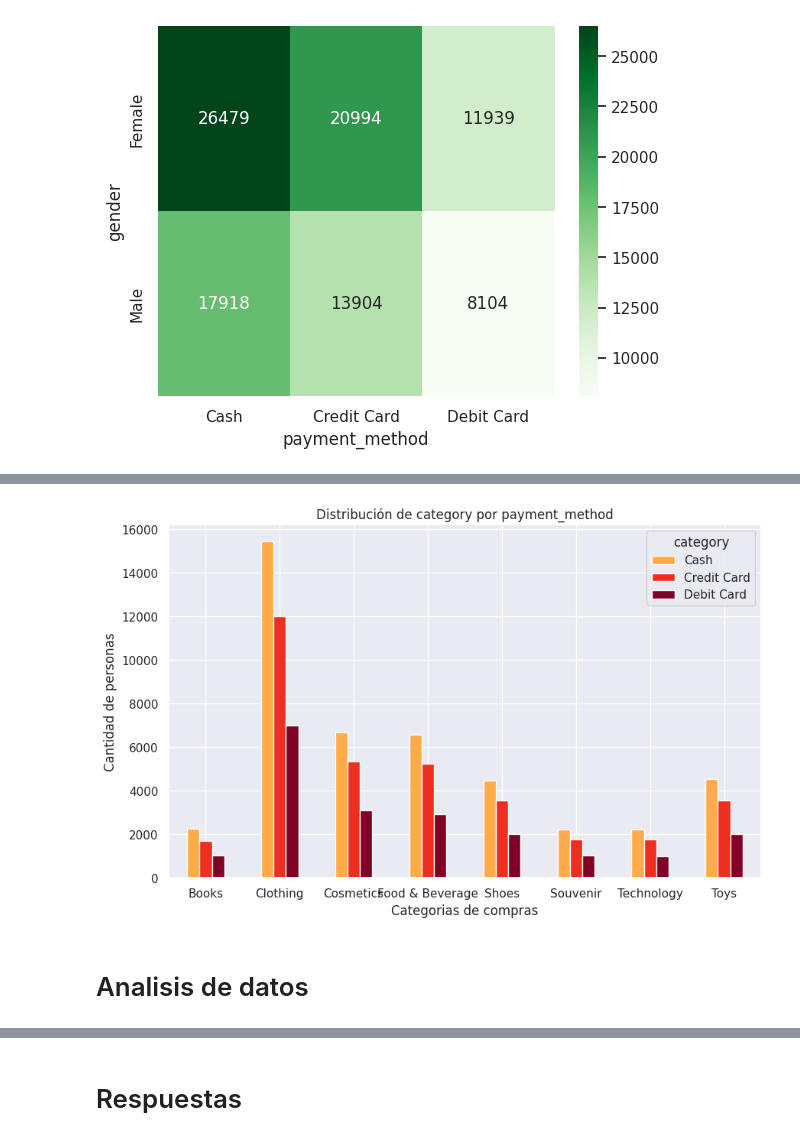
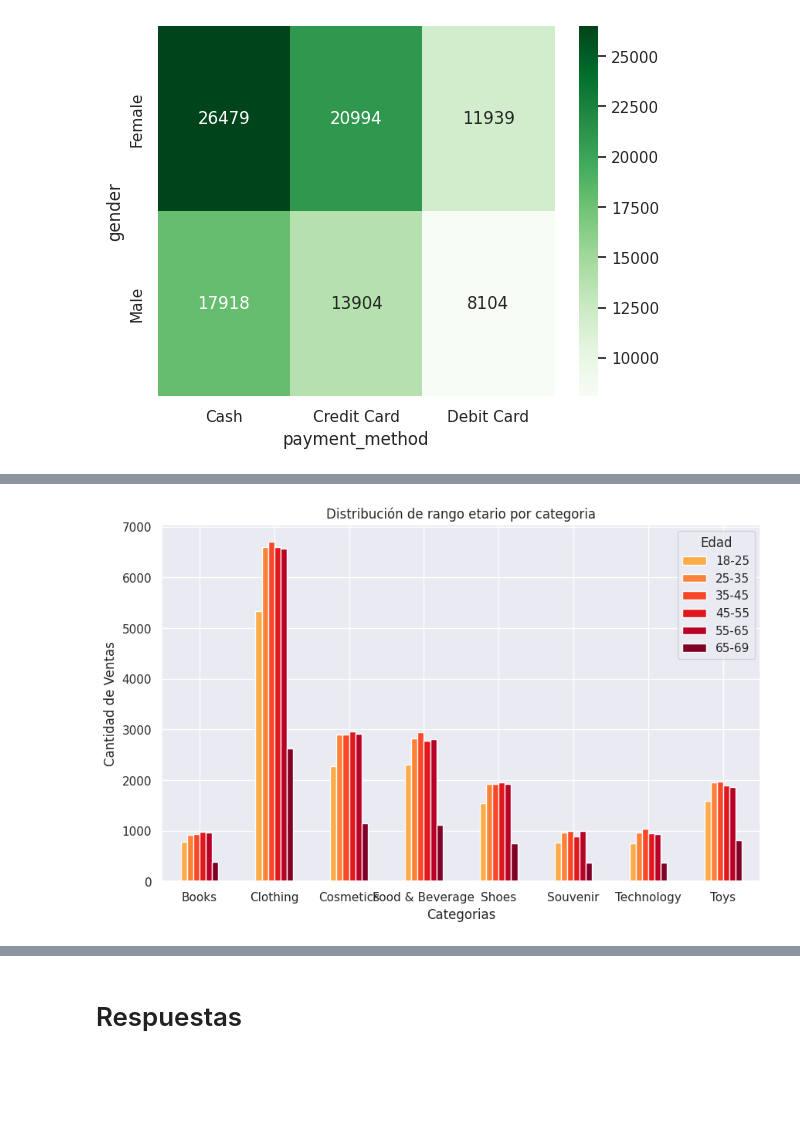
Before and after one commit to federico2018lc/InnovacionDatosProyectoFinal, a Jupyter notebook: analisis_datos_EDA.ipynb, the cells around one changed output, grey strips where cells are left out. Drawn from its saved outputs; the diff is of its cells as text; code cells hidden in the pictures; blank space fills up the shorter version.

```diff
--- a/analisis_datos_EDA.ipynb
+++ b/analisis_datos_EDA.ipynb
@@ -760,0 +865,21 @@ plt.show()
+# %%
+# Definir los intervalos
+bins = [18, 25, 35, 45, 55, 65, 69]
+labels = ['18-25', '25-35', '35-45', '45-55', '55-65', '65-69']
+
+# Crear la serie auxiliar
+grupo_edades = pd.cut(df['age'], bins=bins, labels=labels, right=True, include_lowest=True)
+
+conteo = grupo_edades.value_counts().sort_index()
+
+plt.bar(conteo.index, conteo.values, edgecolor='black')
+
+plt.title('Distribución por rangos etarios', pad=20)
+plt.xlabel('Edad')
+plt.ylabel('Cantidad de ventas')
+
+# Agregar etiquetas arriba de cada barra
+for i, valor in enumerate(conteo.values):
+    plt.text(i, valor + 500, str(valor), ha='center', va='bottom')
+
+plt.show()
@@ -761,18 +904,16 @@ plt.show()
 # %%
 # Tabla cruzada: filas = gender, columnas = payment_method
-tabla = pd.crosstab(df['category'], df['payment_method'],)
+tabla = pd.crosstab(df['category'], grupo_edades,)
 
 # Gráfico de barras agrupadas
 paleta = plt.cm.YlOrRd(np.linspace(0.4, 1, len(tabla.columns)))
 tabla.plot(kind='bar', figsize=(10,6), color=paleta)
-plt.title('Distribución de category por payment_method')
-plt.xlabel('Categorias de compras')
-plt.ylabel('Cantidad de personas')
+plt.title('Distribución de rango etario por categoria')
+plt.xlabel('Categorias')
+plt.ylabel('Cantidad de Ventas')
 plt.xticks(rotation=0)
-plt.legend(title='category')
+plt.legend(title='Edad')
 
 plt.show()
 # %% [output]
-[figure, old version]
+[figure, new version]
-# %% [markdown]
-# Analisis de datos
```
Also changed, not shown: parts of 36 cells of this notebook.
